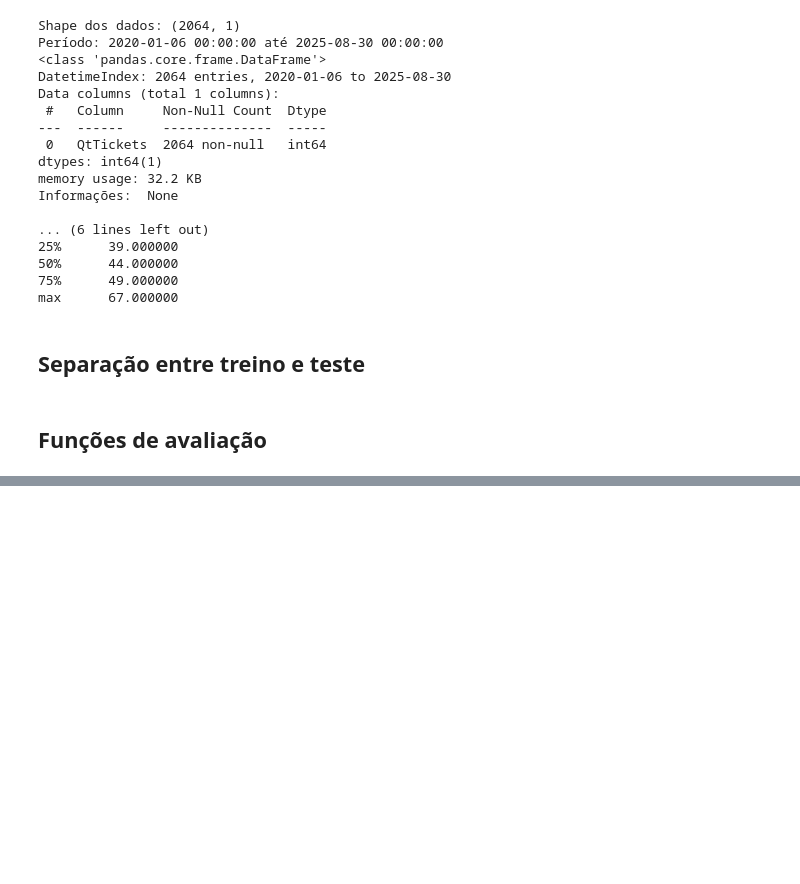
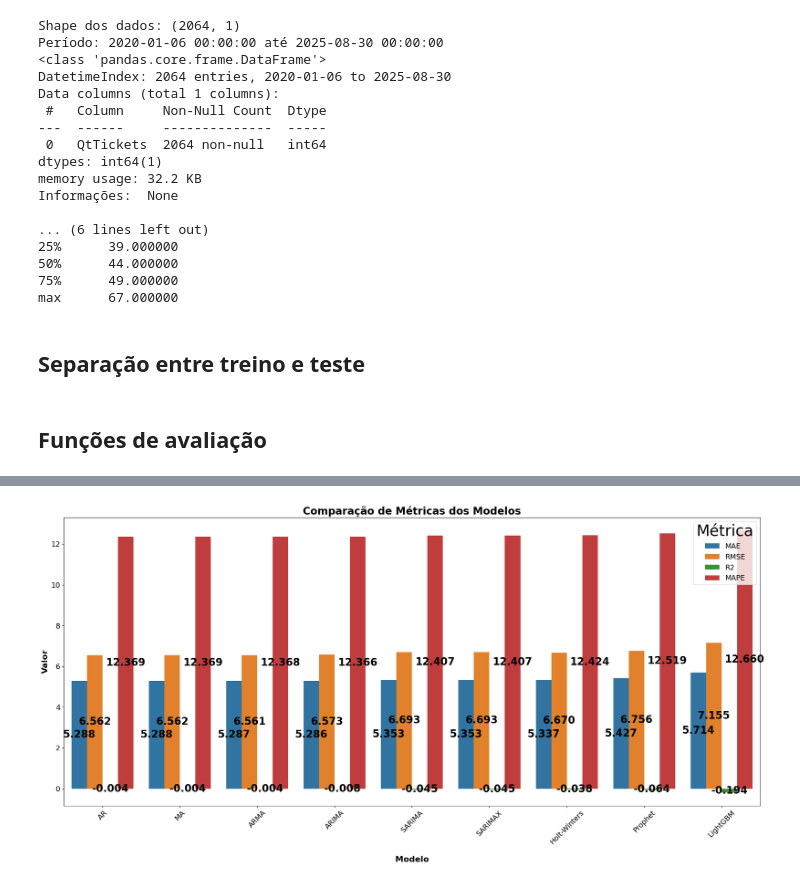
Before and after one commit to iNineBD/VisionData-6Sem2025ML, a Jupyter notebook: src/services/predict_all_tickets/2_model_all_tickets.ipynb, the cells around one changed output, grey strips where cells are left out. Cells and saved outputs as stored; diff of their text form; code cells hidden in the pictures; blank space fills up the shorter version.

Commit message:
API-79-feat: plot views with metrics for validation

```diff
--- a/src/services/predict_all_tickets/2_model_all_tickets.ipynb
+++ b/src/services/predict_all_tickets/2_model_all_tickets.ipynb
@@ -76,7 +76,7 @@ max      67.000000
 # %% [markdown]
 ## Separação entre treino e teste
 # %%
-train_size = int(len(df) * 0.8)
+train_size = int(len(df) * 0.7)
 train, test = df.iloc[:train_size], df.iloc[train_size:]
 # %%
 df = df.asfreq("D")  # força frequência diária
@@ -191,6 +208,13 @@ for name, func in model.items():
         mlflow.log_metric("R2", r2)
         mlflow.log_metric("MAPE", mape)
 
+        # armazenar métricas no dicionário
+        list_metrics[name] = {"MAE": mae, "RMSE": rmse, "R2": r2, "MAPE": mape}
+
+        # parametros de treino
+        mlflow.log_param("Train Size", len(train))
+        mlflow.log_param("Test Size", len(test))
+
         # salvar previsoes como artefato .csv e .pkl
         result_df = pd.DataFrame({"Real": test["QtTickets"], "Previsto": preds})
         csv_path = f"../../../data/{name}_predicoes.csv"
@@ -225,0 +250,34 @@ You can set `force_col_wise=true` to remove the overhead.
+# %%
+# visualizar métricas de todos os modelos por grafico
+import matplotlib.pyplot as plt
+import seaborn as sns
+
+metrics_df = pd.DataFrame(list_metrics).T
+metrics_df = metrics_df.reset_index().melt(
+    id_vars="index", var_name="Métrica", value_name="Valor"
+)
+
+plt.figure(figsize=(20, 10))
+ax = sns.barplot(data=metrics_df, x="index", y="Valor", hue="Métrica")
+
+# Adicionar valores nas barras com maior destaque
+for container in ax.containers:
+    ax.bar_label(
+        container,
+        fmt="%.3f",
+        label_type="center",
+        fontsize=20,
+        color="black",
+        weight="bold",
+    )
+
+plt.title("Comparação de Métricas dos Modelos", fontsize=20, weight="bold")
+plt.xlabel("Modelo", fontsize=16, weight="bold", labelpad=20)
+plt.ylabel("Valor", fontsize=16, weight="bold")
+plt.legend(title="Métrica", fontsize=14, title_fontsize=30)
+plt.xticks(rotation=45, fontsize=14)
+plt.yticks(fontsize=14)
+plt.tight_layout()
+plt.show()
+# %% [output]
+[figure, added]
```
Also changed, not shown: parts of 2 cells of this notebook.
